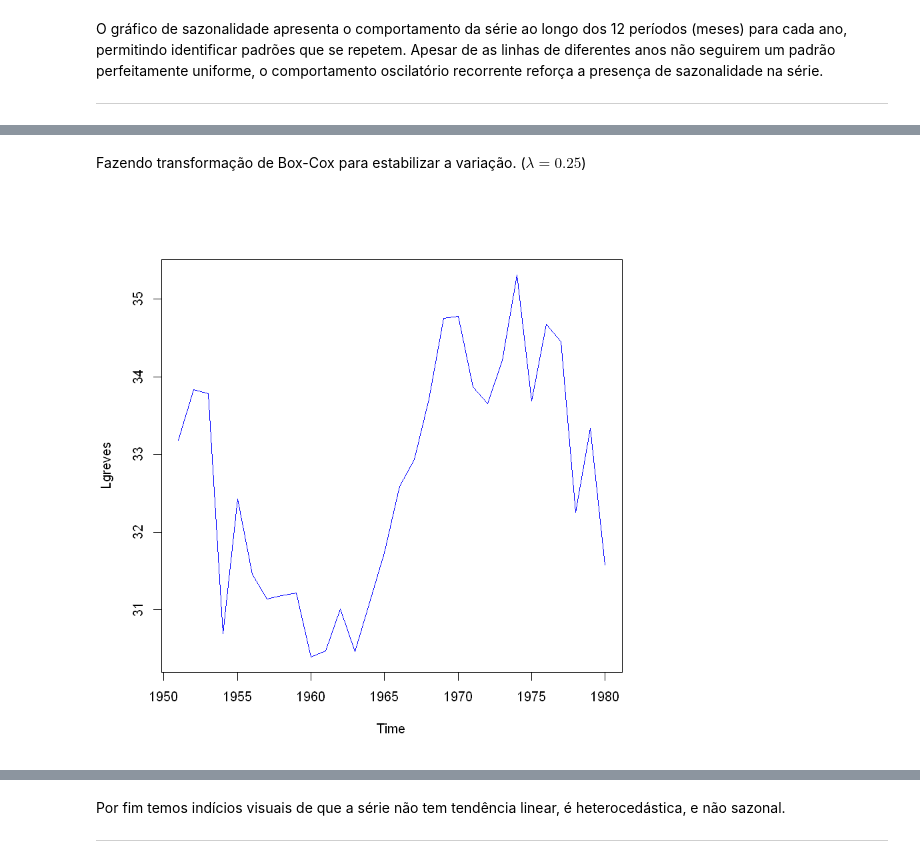
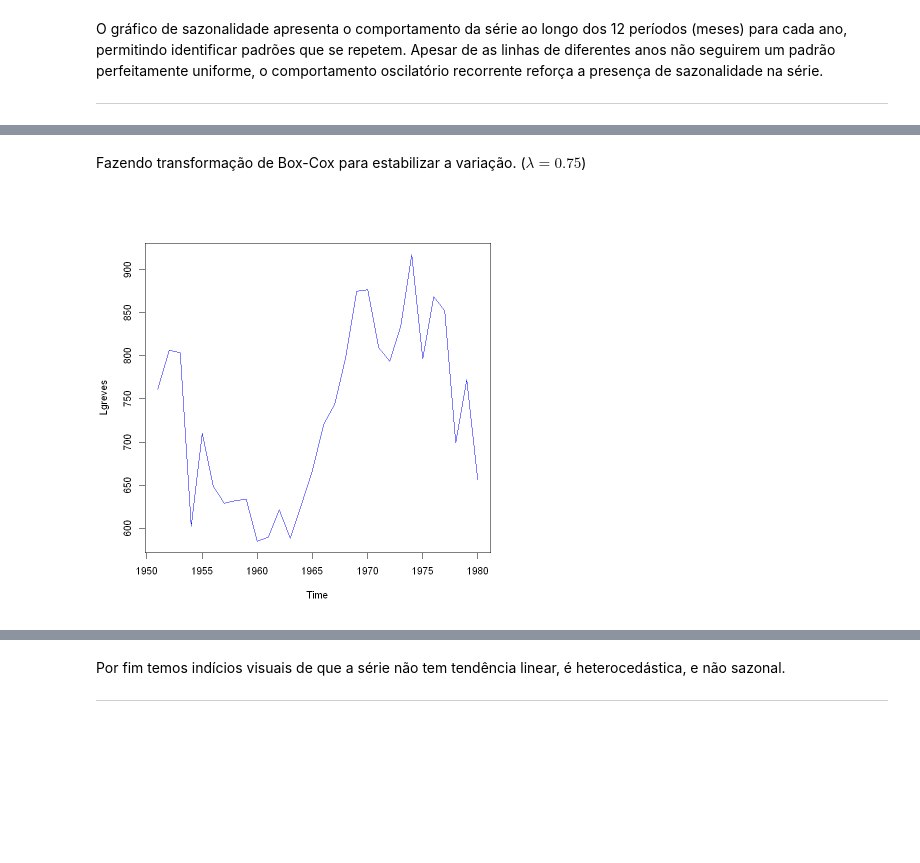
Before and after one commit to Marcehlin/Atividades-2026_1, a Jupyter notebook: Séries Temporais/Lista1 serie temporais.ipynb, the cells around one changed output, grey strips where cells are left out. Cells and saved outputs as stored; diff of their text form; code cells hidden in the pictures; blank space fills up the shorter version.

```diff
--- a/Séries Temporais/Lista1 serie temporais.ipynb
+++ b/Séries Temporais/Lista1 serie temporais.ipynb
@@ -287,8 +290,8 @@ F-statistic:  6.72 on 1 and 26 DF,  p-value: 0.01544
 # %% [markdown]
-Fazendo transformação de Box-Cox para estabilizar a variação. ($\lambda= 0.25$)
+Fazendo transformação de Box-Cox para estabilizar a variação. ($\lambda= 0.75$)
 # %%
-Lgreves <- greves^0.25 /0.25
+Lgreves <- greves^0.75 /0.75
 ts.plot(Lgreves,col = "blue")
 # %% [output]
-[figure, old version]
+[figure, new version]
 # %% [markdown]
```
Also changed, not shown: parts of 19 cells of this notebook, 2 other files.
